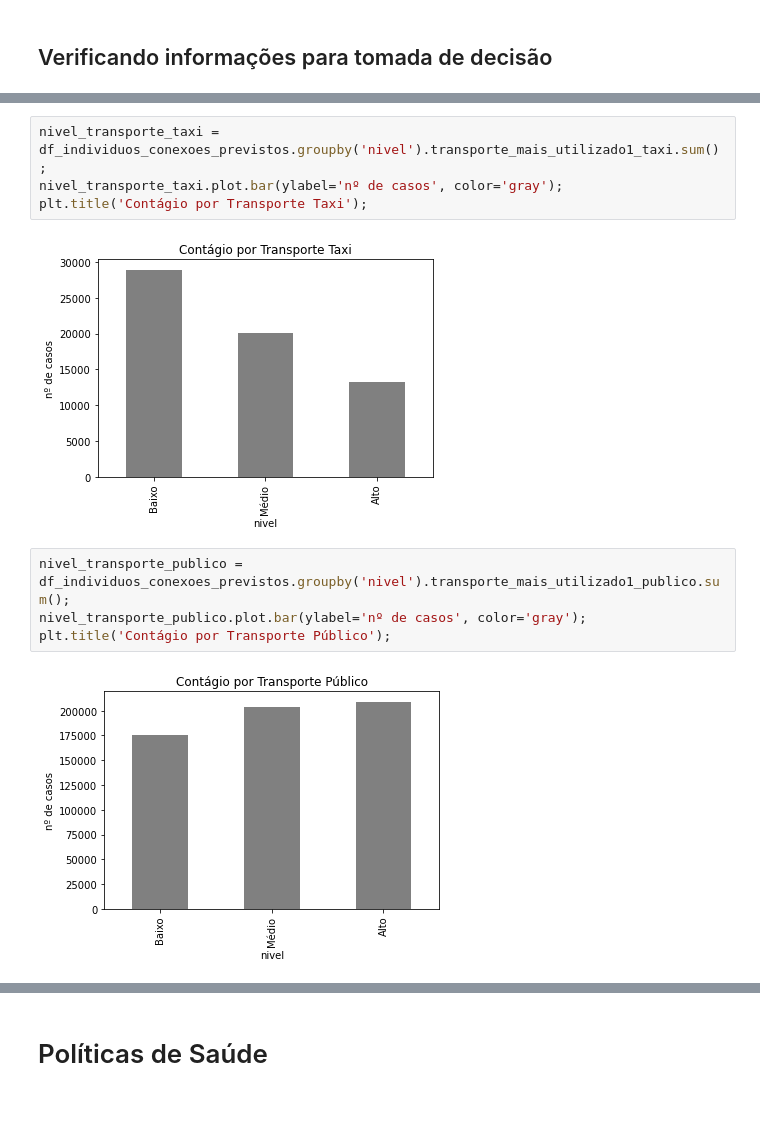
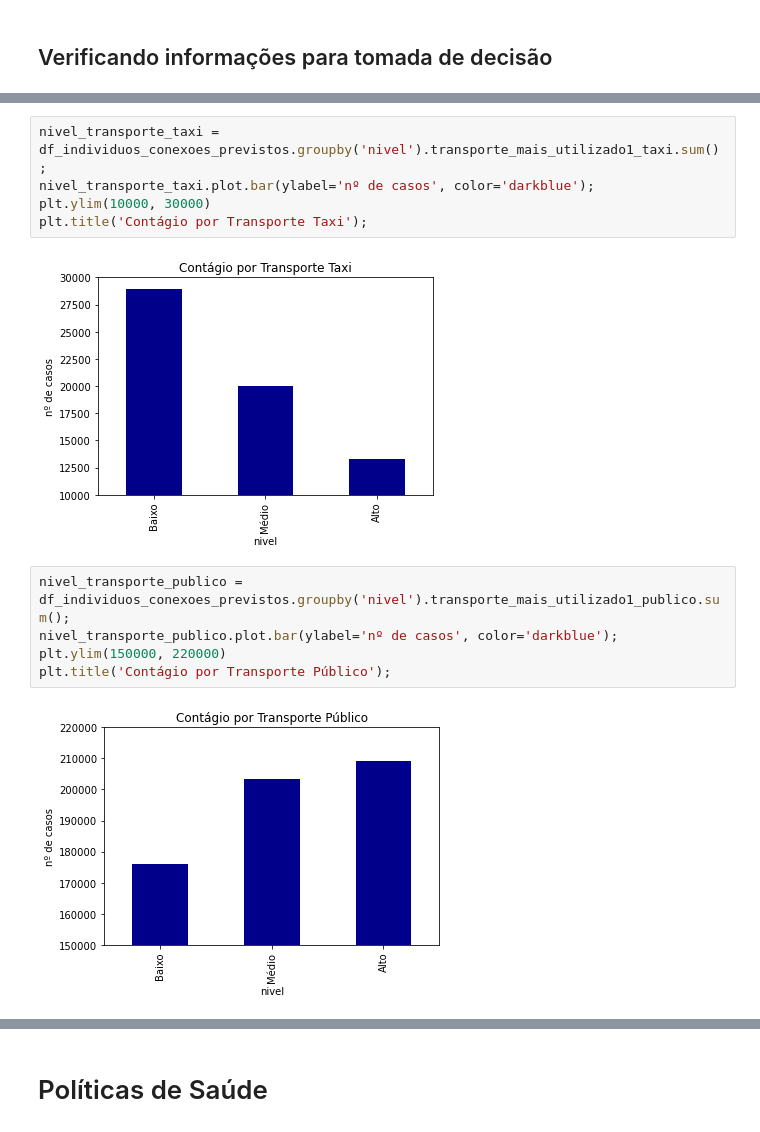
Before and after one commit to cassianojp/desafio_neoway, a Jupyter notebook: desafio_neoway_conclusao.ipynb, the cells around one changed output, grey strips where cells are left out. Cells and saved outputs as stored; diff of their text form.

```diff
--- a/desafio_neoway_conclusao.ipynb
+++ b/desafio_neoway_conclusao.ipynb
@@ -64,14 +69,16 @@ plt.title('Contágio por Transporte Particular');
 # %%
 nivel_transporte_taxi = df_individuos_conexoes_previstos.groupby('nivel').transporte_mais_utilizado1_taxi.sum();
-nivel_transporte_taxi.plot.bar(ylabel='nº de casos', color='gray');
+nivel_transporte_taxi.plot.bar(ylabel='nº de casos', color='darkblue');
+plt.ylim(10000, 30000)
 plt.title('Contágio por Transporte Taxi');
 # %% [output]
-[figure, old version]
+[figure, new version]
 # %%
 nivel_transporte_publico = df_individuos_conexoes_previstos.groupby('nivel').transporte_mais_utilizado1_publico.sum();
-nivel_transporte_publico.plot.bar(ylabel='nº de casos', color='gray');
+nivel_transporte_publico.plot.bar(ylabel='nº de casos', color='darkblue');
+plt.ylim(150000, 220000)
 plt.title('Contágio por Transporte Público');
 # %% [output]
-[figure, old version]
+[figure, new version]
 # %%
 nivel_mora_junto = df_individuos_conexoes_previstos.groupby('nivel').proximidade_mora_junto.sum();
```
Also changed, not shown: parts of 6 cells of this notebook.
